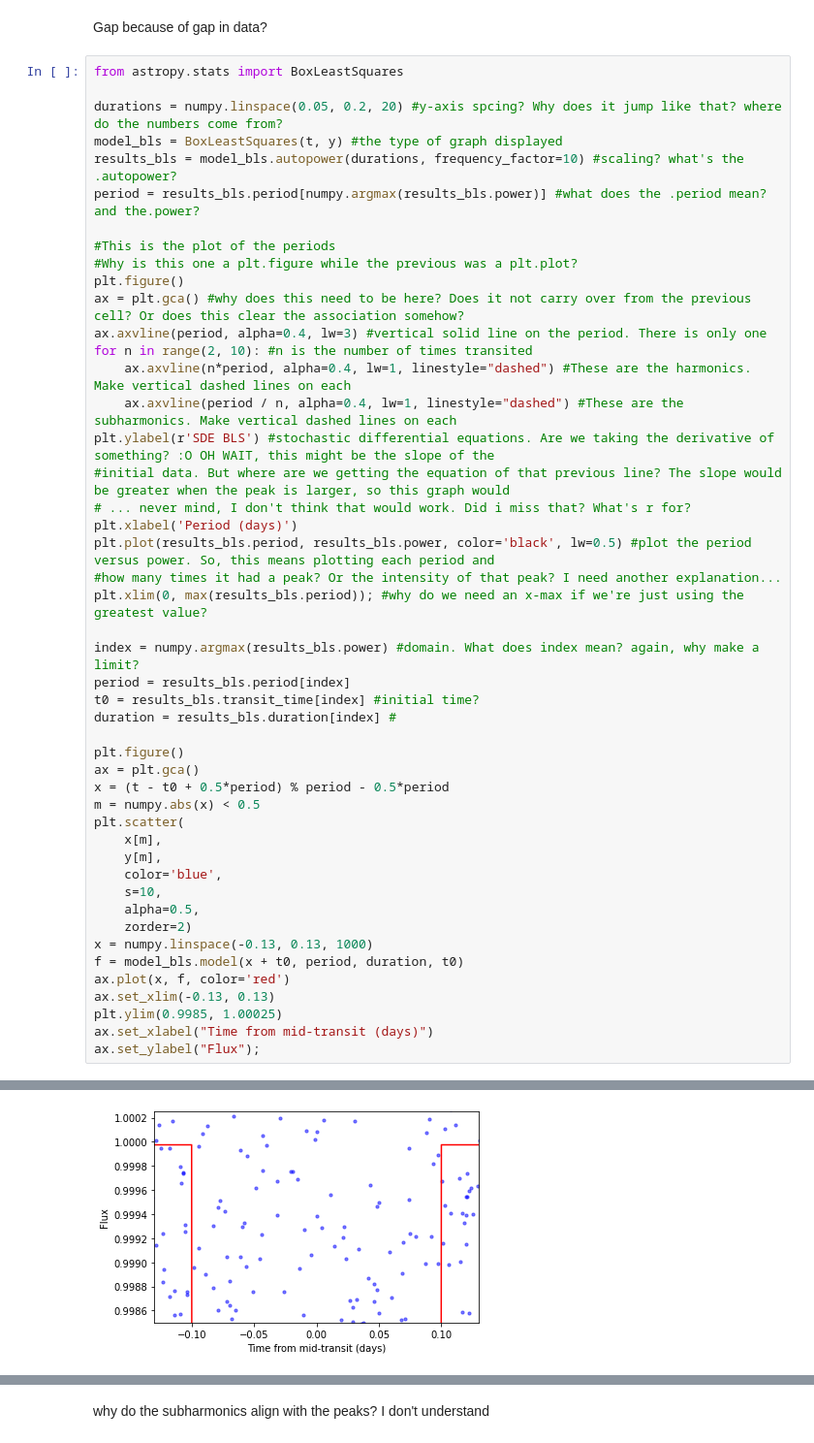
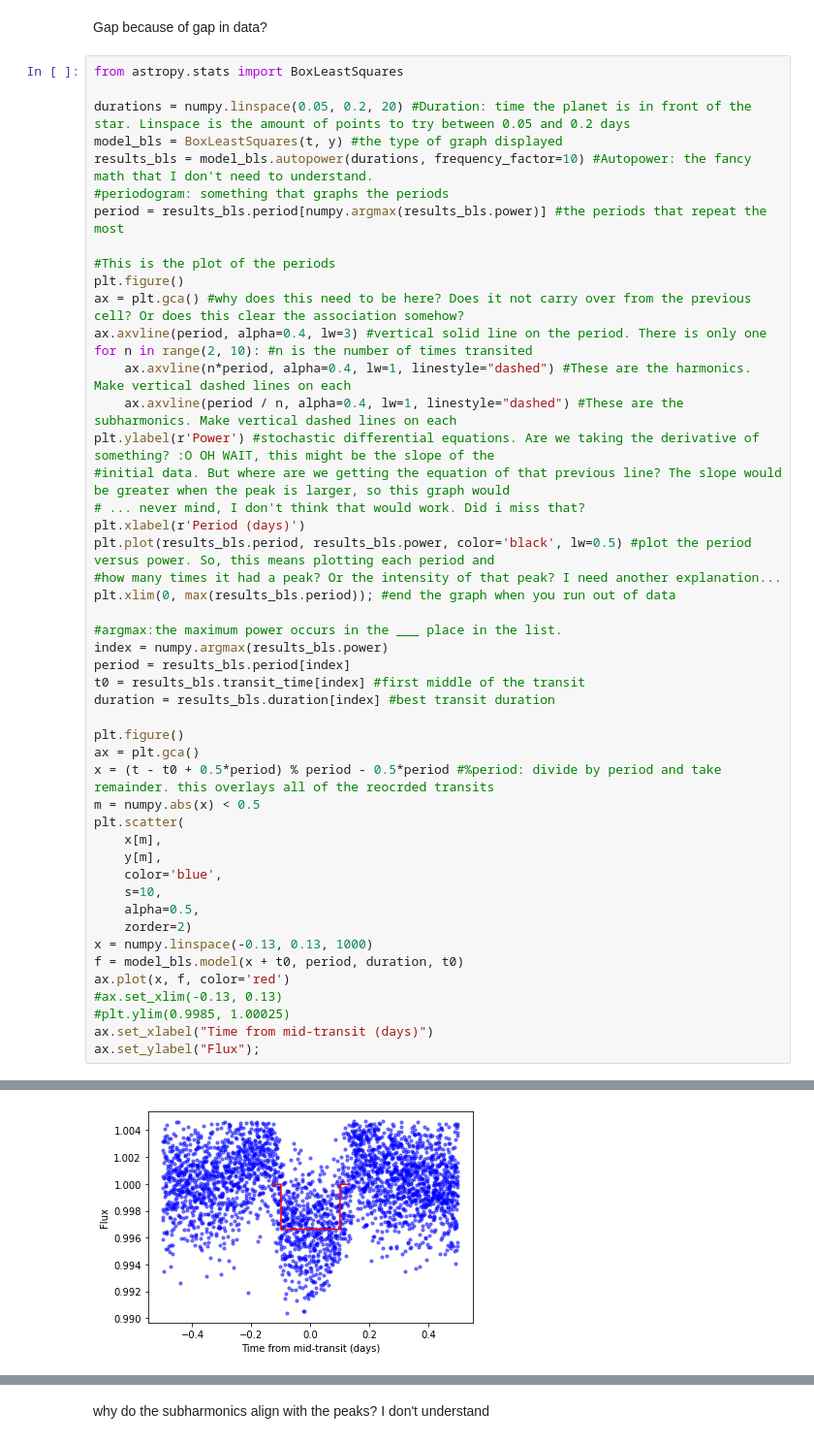
Before and after one commit to lgbouma/sunnyhills, a Jupyter notebook: personal_epochs/kiana/BLS_crash_course.ipynb, the cells around one changed output, grey strips where cells are left out. Shown at 97% size. Saved outputs shown, nothing was run; the diff lists cells and outputs as text.

```diff
--- a/personal_epochs/kiana/BLS_crash_course.ipynb
+++ b/personal_epochs/kiana/BLS_crash_course.ipynb
@@ -38,35 +39,36 @@ Gap because of gap in data?
 # %%
 from astropy.stats import BoxLeastSquares
 
-durations = numpy.linspace(0.05, 0.2, 20) #y-axis spcing? Why does it jump like that? where do the numbers come from?
+durations = numpy.linspace(0.05, 0.2, 20) #Duration: time the planet is in front of the star. Linspace is the amount of points to try between 0.05 and 0.2 days
 model_bls = BoxLeastSquares(t, y) #the type of graph displayed
-results_bls = model_bls.autopower(durations, frequency_factor=10) #scaling? what's the .autopower?
-period = results_bls.period[numpy.argmax(results_bls.power)] #what does the .period mean? and the.power?
+results_bls = model_bls.autopower(durations, frequency_factor=10) #Autopower: the fancy math that I don't need to understand.
+#periodogram: something that graphs the periods
+period = results_bls.period[numpy.argmax(results_bls.power)] #the periods that repeat the most
 
 #This is the plot of the periods
-#Why is this one a plt.figure while the previous was a plt.plot?
 plt.figure()
 ax = plt.gca() #why does this need to be here? Does it not carry over from the previous cell? Or does this clear the association somehow?
 ax.axvline(period, alpha=0.4, lw=3) #vertical solid line on the period. There is only one
 for n in range(2, 10): #n is the number of times transited
     ax.axvline(n*period, alpha=0.4, lw=1, linestyle="dashed") #These are the harmonics. Make vertical dashed lines on each
     ax.axvline(period / n, alpha=0.4, lw=1, linestyle="dashed") #These are the subharmonics. Make vertical dashed lines on each
-plt.ylabel(r'SDE BLS') #stochastic differential equations. Are we taking the derivative of something? :O OH WAIT, this might be the slope of the
+plt.ylabel(r'Power') #stochastic differential equations. Are we taking the derivative of something? :O OH WAIT, this might be the slope of the
 #initial data. But where are we getting the equation of that previous line? The slope would be greater when the peak is larger, so this graph would
-# ... never mind, I don't think that would work. Did i miss that? What's r for?
-plt.xlabel('Period (days)')
+# ... never mind, I don't think that would work. Did i miss that?
+plt.xlabel(r'Period (days)')
 plt.plot(results_bls.period, results_bls.power, color='black', lw=0.5) #plot the period versus power. So, this means plotting each period and
 #how many times it had a peak? Or the intensity of that peak? I need another explanation...
-plt.xlim(0, max(results_bls.period)); #why do we need an x-max if we're just using the greatest value?
+plt.xlim(0, max(results_bls.period)); #end the graph when you run out of data
 
-index = numpy.argmax(results_bls.power) #domain. What does index mean? again, why make a limit?
+#argmax:the maximum power occurs in the ___ place in the list.
+index = numpy.argmax(results_bls.power)
 period = results_bls.period[index]
-t0 = results_bls.transit_time[index] #initial time?
-duration = results_bls.duration[index] #
+t0 = results_bls.transit_time[index] #first middle of the transit
+duration = results_bls.duration[index] #best transit duration
 
 plt.figure()
 ax = plt.gca()
-x = (t - t0 + 0.5*period) % period - 0.5*period
+x = (t - t0 + 0.5*period) % period - 0.5*period #%period: divide by period and take remainder. this overlays all of the reocrded transits
 m = numpy.abs(x) < 0.5
 plt.scatter(
     x[m],
@@ -78,8 +80,8 @@ plt.scatter(
 x = numpy.linspace(-0.13, 0.13, 1000)
 f = model_bls.model(x + t0, period, duration, t0)
 ax.plot(x, f, color='red')
-ax.set_xlim(-0.13, 0.13)
-plt.ylim(0.9985, 1.00025)
+#ax.set_xlim(-0.13, 0.13)
+#plt.ylim(0.9985, 1.00025)
 ax.set_xlabel("Time from mid-transit (days)")
 ax.set_ylabel("Flux");
 # %% [output]
@@ -89 +91 @@ WARNING:astropy:AstropyDeprecationWarning: Importing BoxLeastSquares from astrop
-[figure, old version]
+[figure, new version]
```
Also changed, not shown: parts of 3 cells of this notebook.
